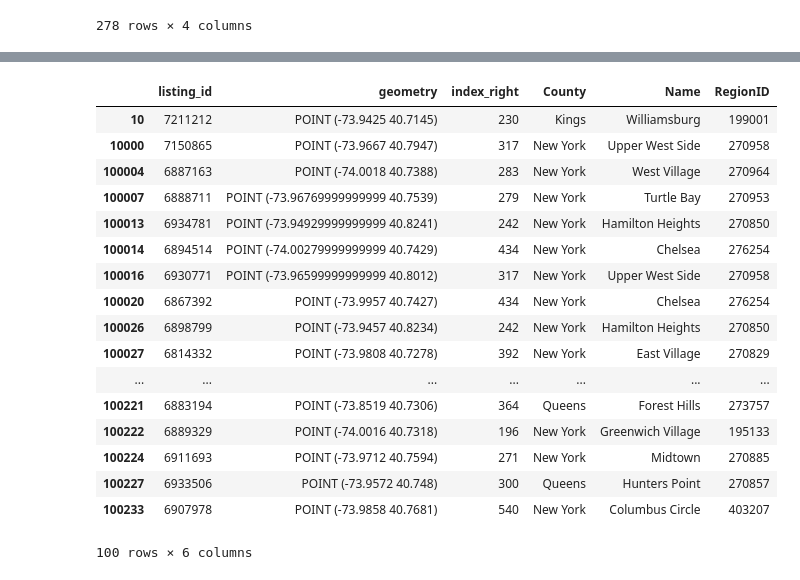
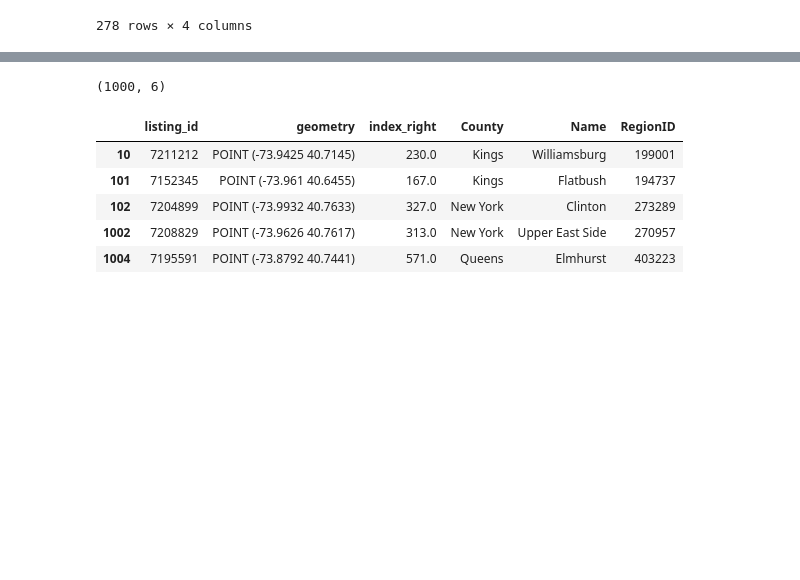
Before and after one commit to phildeutsch/rentals, a Jupyter notebook: regions.ipynb, the cells around one changed output, grey strips where cells are left out. Drawn from its saved outputs; the diff is of its cells as text; code cells hidden in the pictures; blank space fills up the shorter version.

```diff
--- a/regions.ipynb
+++ b/regions.ipynb
@@ -49,21 +51,11 @@ assigned = gpd.tools.sjoin(geo_df, nyc, how="left")
-# %%
-assigned
-# %% [output]
-|  | listing_id | geometry | index_right | County | Name | RegionID |
-| 10 | 7211212 | POINT (-73.9425 40.7145) | 230 | Kings | Williamsburg | 199001 |
-| 10000 | 7150865 | POINT (-73.9667 40.7947) | 317 | New York | Upper West Side | 270958 |
-| 100004 | 6887163 | POINT (-74.0018 40.7388) | 283 | New York | West Village | 270964 |
-| 100007 | 6888711 | POINT (-73.96769999999999 40.7539) | 279 | New York | Turtle Bay | 270953 |
-| 100013 | 6934781 | POINT (-73.94929999999999 40.8241) | 242 | New York | Hamilton Heights | 270850 |
-| 100014 | 6894514 | POINT (-74.00279999999999 40.7429) | 434 | New York | Chelsea | 276254 |
-| 100016 | 6930771 | POINT (-73.96599999999999 40.8012) | 317 | New York | Upper West Side | 270958 |
-| 100020 | 6867392 | POINT (-73.9957 40.7427) | 434 | New York | Chelsea | 276254 |
-| 100026 | 6898799 | POINT (-73.9457 40.8234) | 242 | New York | Hamilton Heights | 270850 |
-| 100027 | 6814332 | POINT (-73.9808 40.7278) | 392 | New York | East Village | 270829 |
-| ... | ... | ... | ... | ... | ... | ... |
-| 100221 | 6883194 | POINT (-73.8519 40.7306) | 364 | Queens | Forest Hills | 273757 |
-| 100222 | 6889329 | POINT (-74.0016 40.7318) | 196 | New York | Greenwich Village | 195133 |
-| 100224 | 6911693 | POINT (-73.9712 40.7594) | 271 | New York | Midtown | 270885 |
-| 100227 | 6933506 | POINT (-73.9572 40.748) | 300 | Queens | Hunters Point | 270857 |
-| 100233 | 6907978 | POINT (-73.9858 40.7681) | 540 | New York | Columbus Circle | 403207 |
-100 rows × 6 columns
+# %%
+print(assigned.shape)
+assigned.head()
+# %% [output]
+(1000, 6)
+|  | listing_id | geometry | index_right | County | Name | RegionID |
+| 10 | 7211212 | POINT (-73.9425 40.7145) | 230.0 | Kings | Williamsburg | 199001 |
+| 101 | 7152345 | POINT (-73.961 40.6455) | 167.0 | Kings | Flatbush | 194737 |
+| 102 | 7204899 | POINT (-73.9932 40.7633) | 327.0 | New York | Clinton | 273289 |
+| 1002 | 7208829 | POINT (-73.9626 40.7617) | 313.0 | New York | Upper East Side | 270957 |
+| 1004 | 7195591 | POINT (-73.8792 40.7441) | 571.0 | Queens | Elmhurst | 403223 |
```
Also changed, not shown: parts of 3 cells of this notebook.
